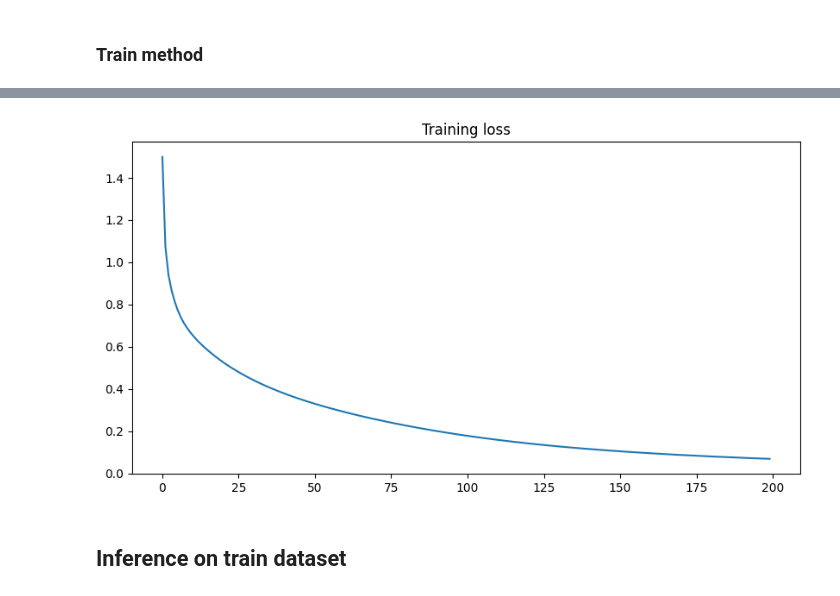
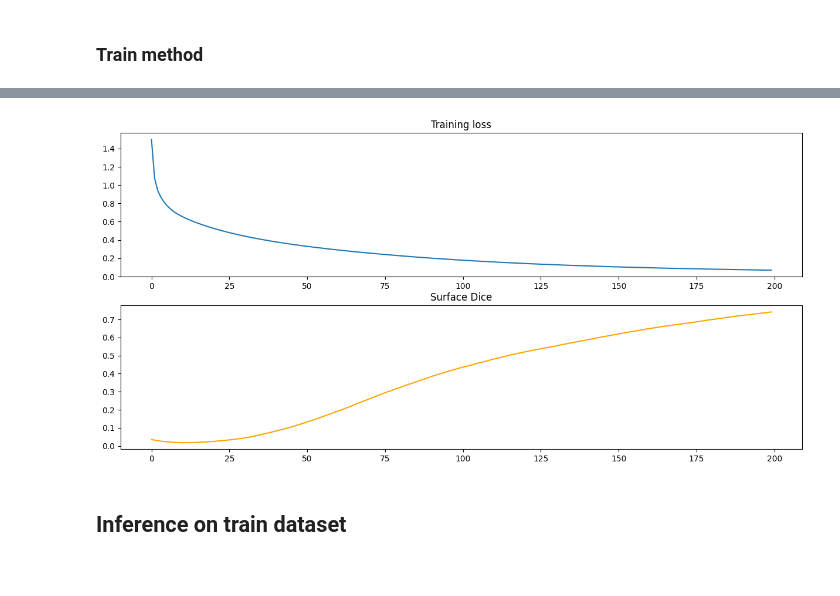
Before and after one commit to DavidFM43/blood-vessel-segmentation, a Jupyter notebook: baseline.ipynb, the cells around one changed output, grey strips where cells are left out. Drawn from its saved outputs; the diff is of its cells as text; code cells hidden in the pictures.

Commit message:
Eval method and test surface dice
-  Also some minor refactors

```diff
--- a/baseline.ipynb
+++ b/baseline.ipynb
@@ -154,13 +154,9 @@ optimizer = torch.optim.Adam(lr=lr, params=net.parameters())
-# %%
-from surface_dice import SurfaceDiceMetric
-metric = SurfaceDiceMetric(n_batches=len(train_dl), device=device)
 # %% [markdown]
 ### Train method
 # %%
-def train(epoch):
+def train():
     train_loss = 0.0
     net.train()
-    pbar = tqdm(total=len(ds))
     for x, y in train_dl:
         x, y = x.to(device), y.to(device)
         logits = net(x).squeeze()
@@ -172,9 +168,6 @@ def train(epoch):
 
         preds = torch.where(logits.detach().sigmoid() >= 0.5, 1, 0)
         train_loss += loss.item()
-        pbar.update(len(x))
-    pbar.set_description(f"Epoch {epoch} Loss {train_loss:.4f}")
-    pbar.close()
 
     train_loss /= len(train_dl)
 
@@ -182,7 +177,30 @@ def train(epoch):
+# %%
+@torch.no_grad()
+def eval(dl):
+    eval_loss = 0.0
+    net.train()  # TODO: Put in eval mode
+    metric = SurfaceDiceMetric(n_batches=len(dl), device=device)
+    for x, y in dl:
+        x, y = x.to(device), y.to(device)
+        logits = net(x).squeeze()
+        loss = loss_fn(logits, y)
+
+        pred = torch.where(logits.sigmoid() >= 0.5, 1, 0)
+        metric.process_batch(pred, y)
+        eval_loss += loss.item()
+
+    eval_loss /= len(dl)
+    surface_dice = metric.compute()
+
+    return eval_loss, surface_dice
 # %%
 epochs = 200
 losses = []
+dices = []
 
 for epoch in range(epochs):
-    loss = train(epoch)
-    losses.append(loss)
+    train_loss = train()
+    eval_loss, surface_dice = eval(train_dl)
+    print(f"EPOCH {epoch}, DICE {surface_dice:.4f} TLOSS {train_loss:.4f}, ELOSS {eval_loss:.4f}")
+    losses.append(train_loss)
+    dices.append(surface_dice)
@@ -189,10 +225,12 @@ for epoch in range(epochs):
-# %%
-plt.figure(figsize=(10, 5))
-plt.plot(losses)
-plt.title("Training loss")
-plt.show()
-# %% [output]
-[figure, removed]
+# %%
+fig, axs = plt.subplots(2, 1, figsize=(15, 7))
+axs[0].set_title("Training loss")
+axs[1].set_title("Surface Dice")
+axs[0].plot(losses)
+axs[1].plot(dices, color="orange")
+plt.show()
+# %% [output]
+[figure, added]
 # %% [markdown]
 ## Inference on train dataset
 # %%
```
Also changed, not shown: parts of 6 cells of this notebook, 1 other file.
